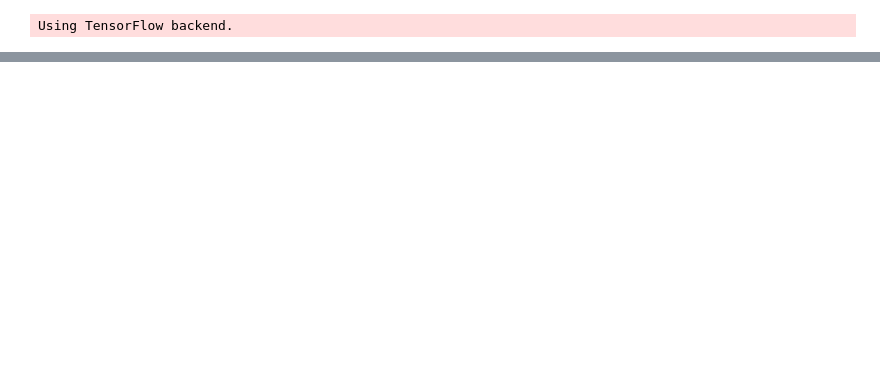
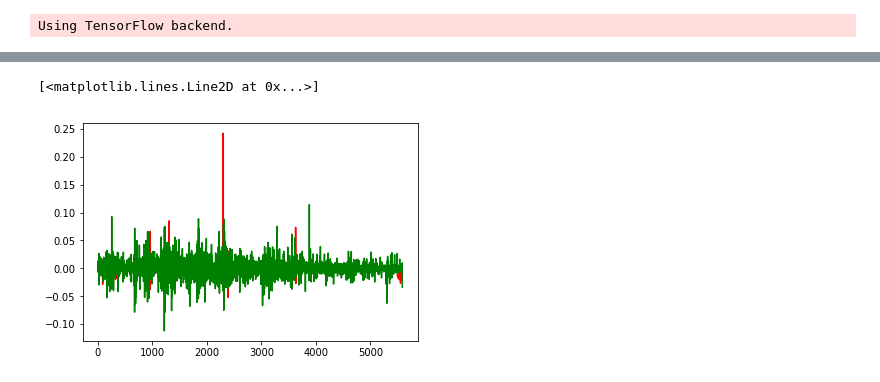
Before and after one commit to daniel-cortez-stevenson/crypto-predict, a Jupyter notebook: notebooks/rnn_model_dev.ipynb, the cells around one changed output, grey strips where cells are left out. Drawn from its saved outputs; the diff is of its cells as text; code cells hidden in the pictures; blank space fills up the shorter version.

```diff
--- a/notebooks/rnn_model_dev.ipynb
+++ b/notebooks/rnn_model_dev.ipynb
@@ -208,0 +241,6 @@ plt.plot(Y_test.values, 'g')
+# %%
+plt.plot(backtest, 'r')
+plt.plot(Y_train.values, 'g')
+# %% [output]
+[<matplotlib.lines.Line2D at 0x...>]
+[figure, added]
```
Also changed, not shown: parts of 16 cells of this notebook.
